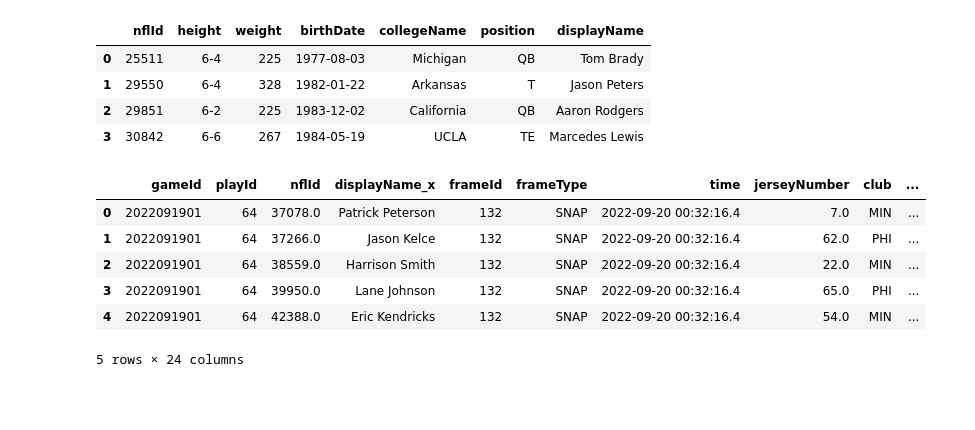
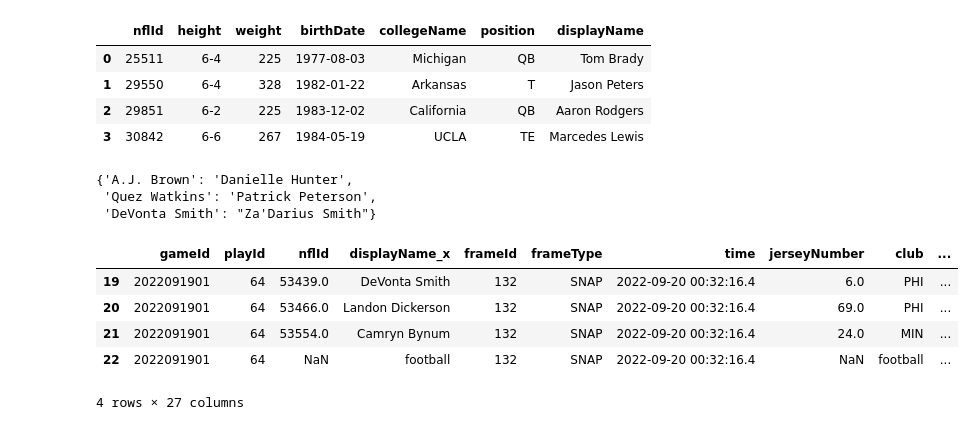
Before and after one commit to NFL-Data-Bowl/nfl-data-bowl, a Jupyter notebook: Docs/Features/Nearest Defender to Each Receiver at the Snap.ipynb, the cells around one changed output. Drawn from its saved outputs; the diff is of its cells as text; code cells hidden in the pictures; blank space fills up the shorter version.

```diff
--- a/Docs/Features/Nearest Defender to Each Receiver at the Snap.ipynb
+++ b/Docs/Features/Nearest Defender to Each Receiver at the Snap.ipynb
@@ -38,14 +39,3 @@ players.head(4)
 | 1 | 29550 | 6-4 | 328 | 1982-01-22 | Arkansas | T | Jason Peters |
 | 2 | 29851 | 6-2 | 225 | 1983-12-02 | California | QB | Aaron Rodgers |
 | 3 | 30842 | 6-6 | 267 | 1984-05-19 | UCLA | TE | Marcedes Lewis |
-# %%
-data= pd.merge(movement_data,players,how="left", on="nflId")
-data.head(5)
-# %% [output]
-|  | gameId | playId | nflId | displayName_x | frameId | frameType | time | jerseyNumber | club | ... |
-| 0 | 2022091901 | 64 | 37078.0 | Patrick Peterson | 132 | SNAP | 2022-09-20 00:32:16.4 | 7.0 | MIN | ... |
-| 1 | 2022091901 | 64 | 37266.0 | Jason Kelce | 132 | SNAP | 2022-09-20 00:32:16.4 | 62.0 | PHI | ... |
-| 2 | 2022091901 | 64 | 38559.0 | Harrison Smith | 132 | SNAP | 2022-09-20 00:32:16.4 | 22.0 | MIN | ... |
-| 3 | 2022091901 | 64 | 39950.0 | Lane Johnson | 132 | SNAP | 2022-09-20 00:32:16.4 | 65.0 | PHI | ... |
-| 4 | 2022091901 | 64 | 42388.0 | Eric Kendricks | 132 | SNAP | 2022-09-20 00:32:16.4 | 54.0 | MIN | ... |
-5 rows × 24 columns
@@ -55,0 +96,15 @@ data['neareset_defender_3']=0
+# %%
+nearest_defenders
+# %% [output]
+{'A.J. Brown': 'Danielle Hunter',
+ 'Quez Watkins': 'Patrick Peterson',
+ 'DeVonta Smith': "Za'Darius Smith"}
+# %%
+data.iloc[-4:,:]
+# %% [output]
+|  | gameId | playId | nflId | displayName_x | frameId | frameType | time | jerseyNumber | club | ... |
+| 19 | 2022091901 | 64 | 53439.0 | DeVonta Smith | 132 | SNAP | 2022-09-20 00:32:16.4 | 6.0 | PHI | ... |
+| 20 | 2022091901 | 64 | 53466.0 | Landon Dickerson | 132 | SNAP | 2022-09-20 00:32:16.4 | 69.0 | PHI | ... |
+| 21 | 2022091901 | 64 | 53554.0 | Camryn Bynum | 132 | SNAP | 2022-09-20 00:32:16.4 | 24.0 | MIN | ... |
+| 22 | 2022091901 | 64 | NaN | football | 132 | SNAP | 2022-09-20 00:32:16.4 | NaN | football | ... |
+4 rows × 27 columns
```
Also changed, not shown: parts of 22 cells of this notebook, 1 other file.
